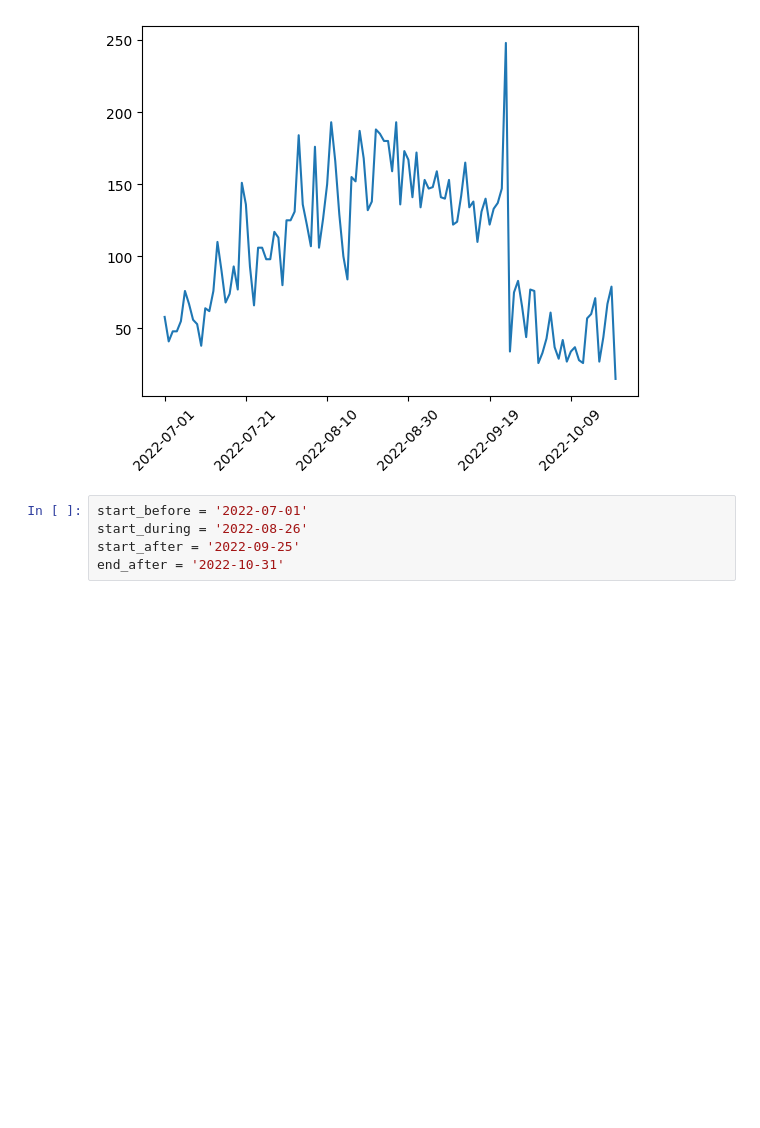
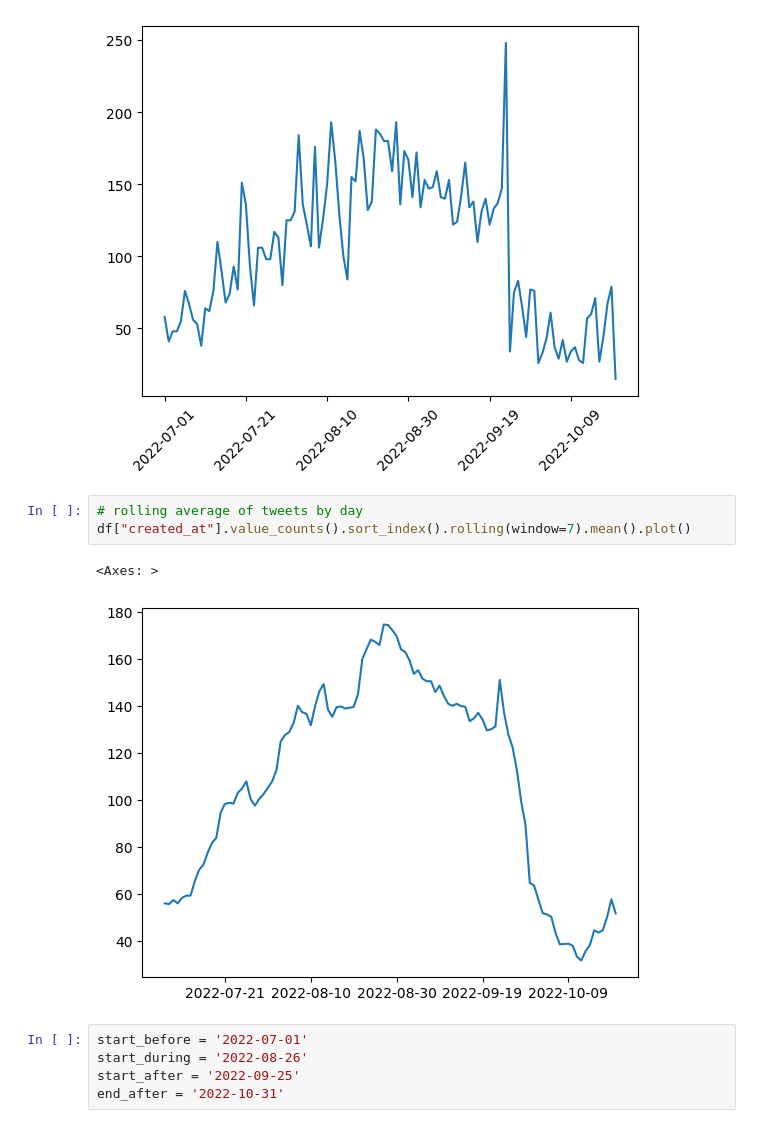
Before and after one commit to ariannap13/hidden-swing-voters, a Jupyter notebook: src/text_analysis/swingers_analysis/analyze_annotated_tweets.ipynb, the cells around one changed output. Drawn from its saved outputs; the diff is of its cells as text; blank space fills up the shorter version.

```diff
--- a/src/text_analysis/swingers_analysis/analyze_annotated_tweets.ipynb
+++ b/src/text_analysis/swingers_analysis/analyze_annotated_tweets.ipynb
@@ -55,6 +55,12 @@ plt.xticks(rotation=45)
   Text(100.0, 0, '2022-10-09'),
   Text(120.0, 0, '')])
 [figure]
+# %%
+# rolling average of tweets by day
+df["created_at"].value_counts().sort_index().rolling(window=7).mean().plot()
+# %% [output]
+<Axes: >
+[figure, added]
 # %%
 start_before = '2022-07-01'
 start_during = '2022-08-26'
```
Also changed, not shown: 3 other files.
